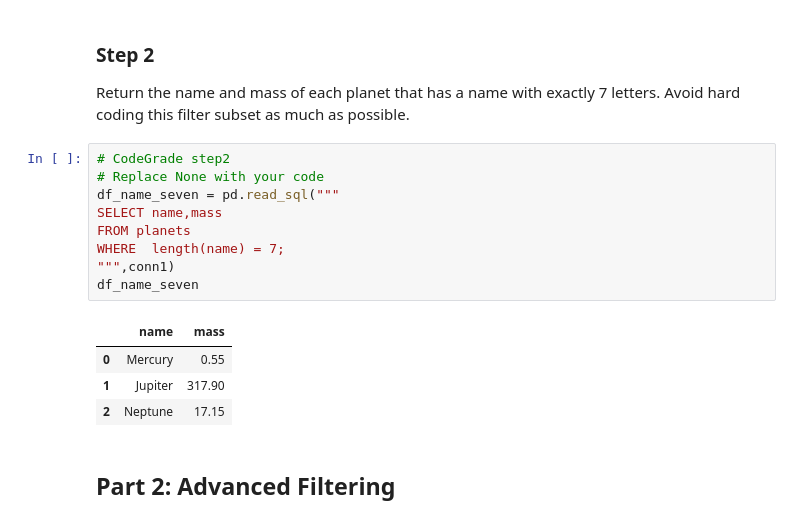
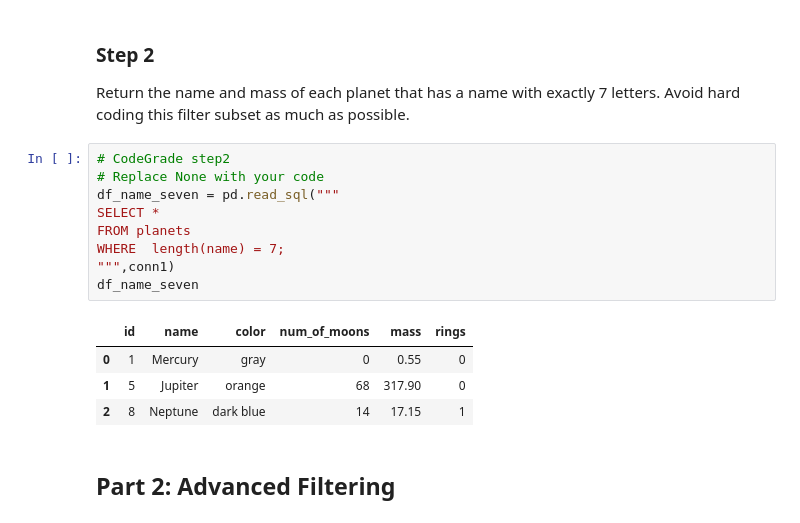
Before and after one commit to Aororaa82/DS_Course1_Week1_Module2_SQLQueries, a Jupyter notebook: SQLFilterOrderGroupLab.ipynb, the cells around one changed output. Drawn from its saved outputs; the diff is of its cells as text.

Commit message:
Fix step2 to select* and  step8 query for 4 oldest dogs

```diff
--- a/SQLFilterOrderGroupLab.ipynb
+++ b/SQLFilterOrderGroupLab.ipynb
@@ -69,17 +69,17 @@ Return the name and mass of each planet that has a name with exactly 7 letters.
 # %%
 # CodeGrade step2
 # Replace None with your code
 df_name_seven = pd.read_sql("""
-SELECT name,mass
+SELECT *
 FROM planets
 WHERE  length(name) = 7;
 """,conn1)
 df_name_seven
 # %% [output]
-|  | name | mass |
-| 0 | Mercury | 0.55 |
-| 1 | Jupiter | 317.90 |
-| 2 | Neptune | 17.15 |
+|  | id | name | color | num_of_moons | mass | rings |
+| 0 | 1 | Mercury | gray | 0 | 0.55 | 0 |
+| 1 | 5 | Jupiter | orange | 68 | 317.90 | 0 |
+| 2 | 8 | Neptune | dark blue | 14 | 17.15 | 1 |
 # %% [markdown]
 ## Part 2: Advanced Filtering
 # %% [markdown]
```
Also changed, not shown: parts of 1 cell of this notebook, 1 other file.
